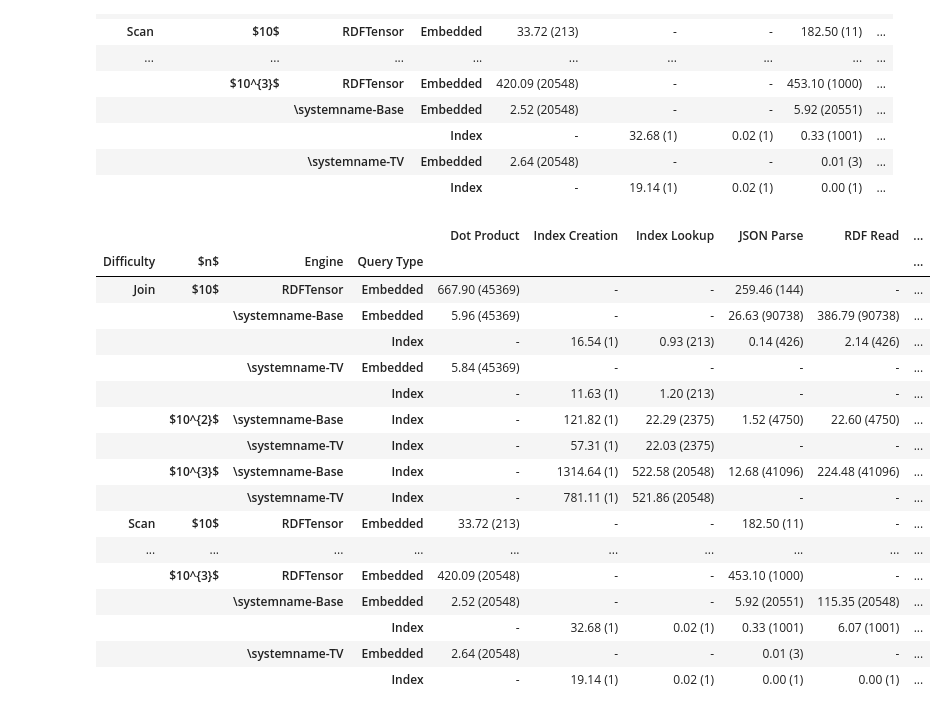
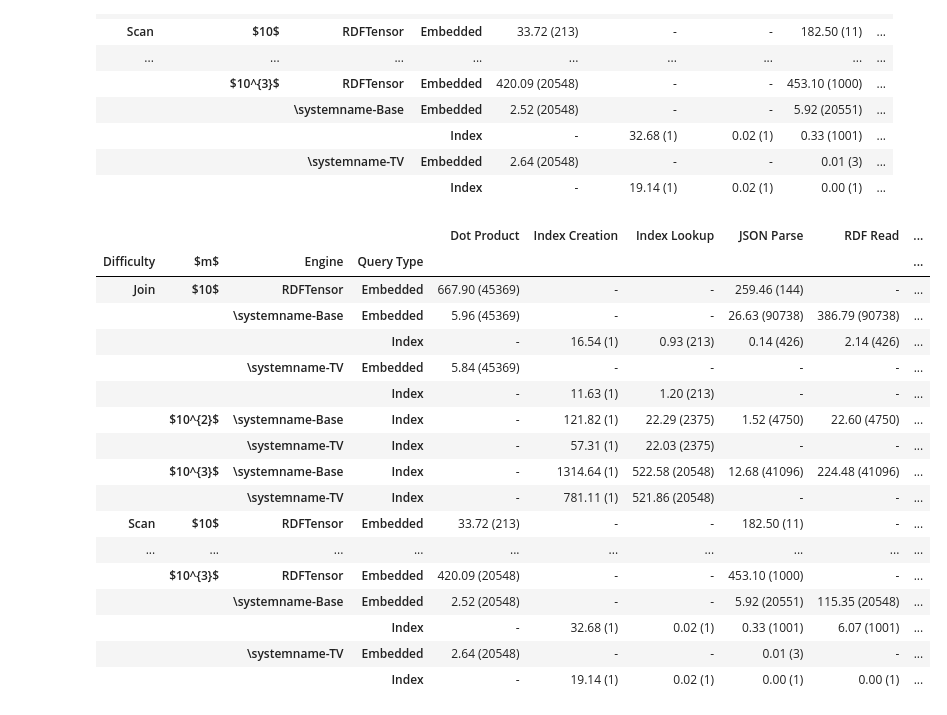
Before and after one commit to Dakantz/Dense-KG-Vector-DB, a Jupyter notebook: benchmarks/eval_subtimings.ipynb, the cells around one changed output. Drawn from its saved outputs; the diff is of its cells as text; code cells hidden in the pictures.

```diff
--- a/benchmarks/eval_subtimings.ipynb
+++ b/benchmarks/eval_subtimings.ipynb
@@ -274,11 +277,11 @@ all_timings_pivot
 |  |  |  | Index | - | 19.14 (1) | 0.02 (1) | 0.00 (1) | ... |
 # %%
 all_timings_pivot.columns.name = None
-all_timings_pivot.index.rename(["Difficulty", "$n$", "Engine", "Query Type"], inplace=True)
+all_timings_pivot.index.rename(["Difficulty", "$m$", "Engine", "Query Type"], inplace=True)
 all_timings_pivot
 # %% [output]
 |  |  |  |  | Dot Product | Index Creation | Index Lookup | JSON Parse | RDF Read | ... |
-| Difficulty | $n$ | Engine | Query Type |  |  |  |  |  | ... |
+| Difficulty | $m$ | Engine | Query Type |  |  |  |  |  | ... |
 | Join | $10$ | RDFTensor | Embedded | 667.90 (45369) | - | - | 259.46 (144) | - | ... |
 |  |  | \systemname-Base | Embedded | 5.96 (45369) | - | - | 26.63 (90738) | 386.79 (90738) | ... |
 |  |  |  | Index | - | 16.54 (1) | 0.93 (213) | 0.14 (426) | 2.14 (426) | ... |
```
Also changed, not shown: parts of 3 cells of this notebook, 8 other files.
